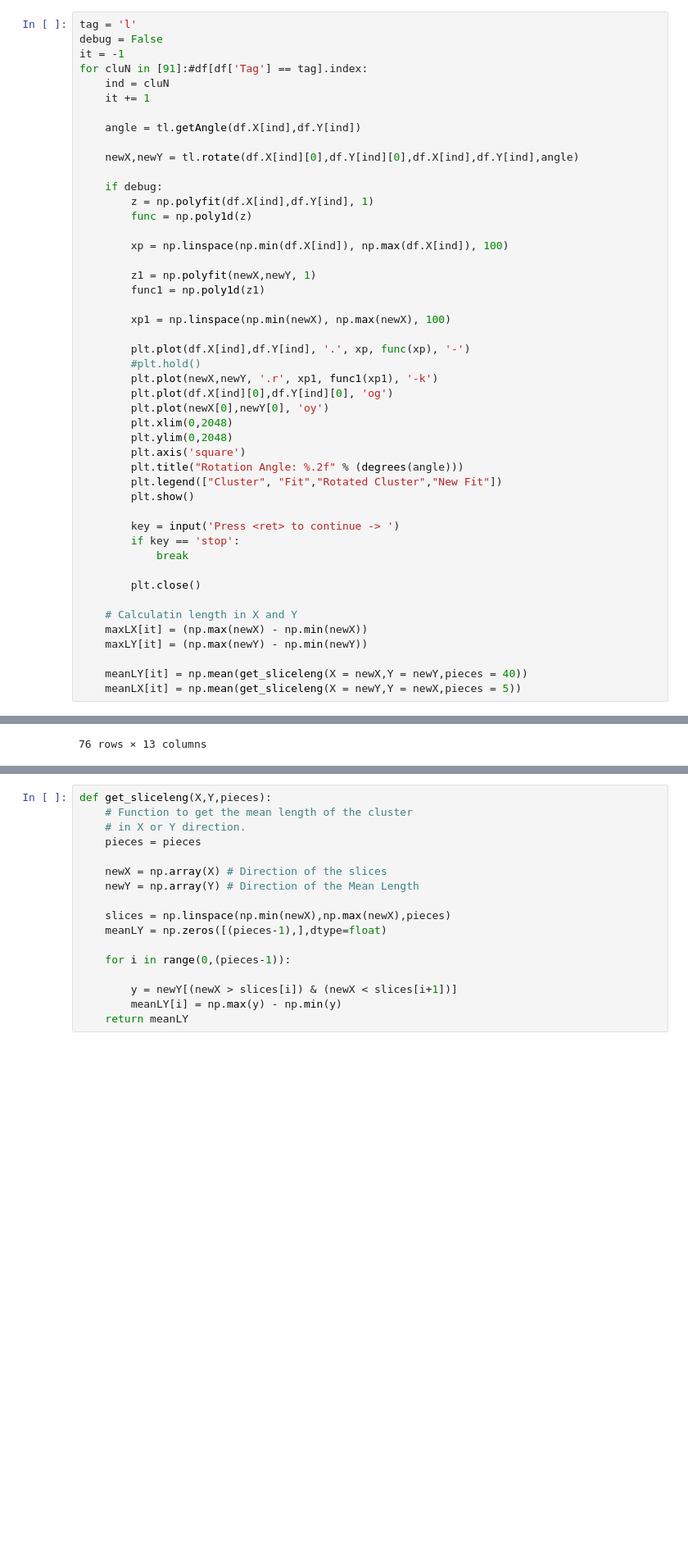
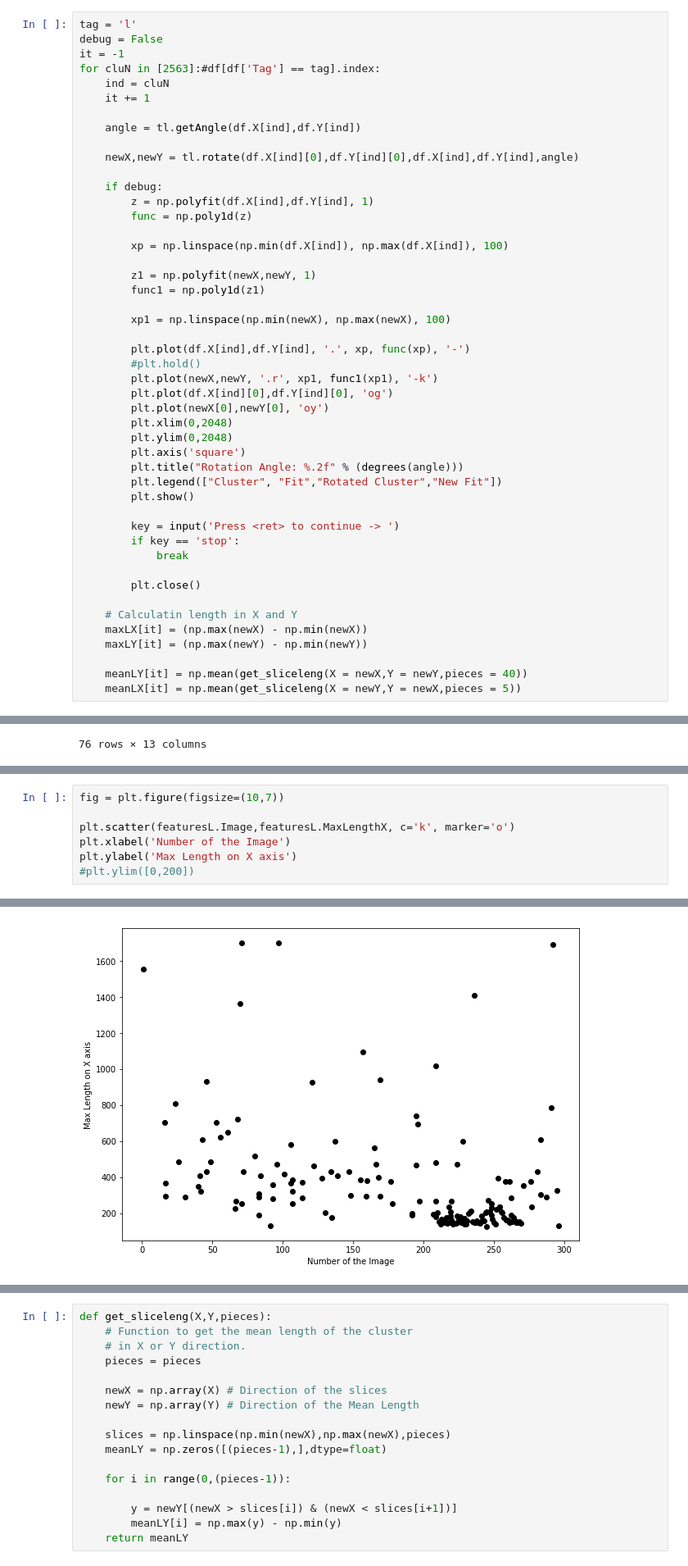
Before and after one commit to igorabritta/cygno, a Jupyter notebook: CreateVariables.ipynb, the cells around one changed output, grey strips where cells are left out. Shown at 82% size. Saved outputs shown, nothing was run; the diff lists cells and outputs as text; blank space fills up the shorter version.

```diff
--- a/CreateVariables.ipynb
+++ b/CreateVariables.ipynb
@@ -214,7 +213,7 @@ meanLY = np.zeros(featuresL.shape[0],dtype=float)
 tag = 'l'
 debug = False
 it = -1
-for cluN in [91]:#df[df['Tag'] == tag].index:
+for cluN in [2563]:#df[df['Tag'] == tag].index:
     ind = cluN
     it += 1
 
@@ -320,0 +300,8 @@ pl3d(x, y, z, azim=0, bottom = 80)
+# %%
+fig = plt.figure(figsize=(10,7))
+
+plt.scatter(featuresL.Image,featuresL.MaxLengthX, c='k', marker='o')
+plt.xlabel('Number of the Image')
+plt.ylabel('Max Length on X axis')
+#plt.ylim([0,200])
+# %% [output]
@@ -320,0 +309 @@ pl3d(x, y, z, azim=0, bottom = 80)
+[figure, added]
```
Also changed, not shown: parts of 11 cells of this notebook.
